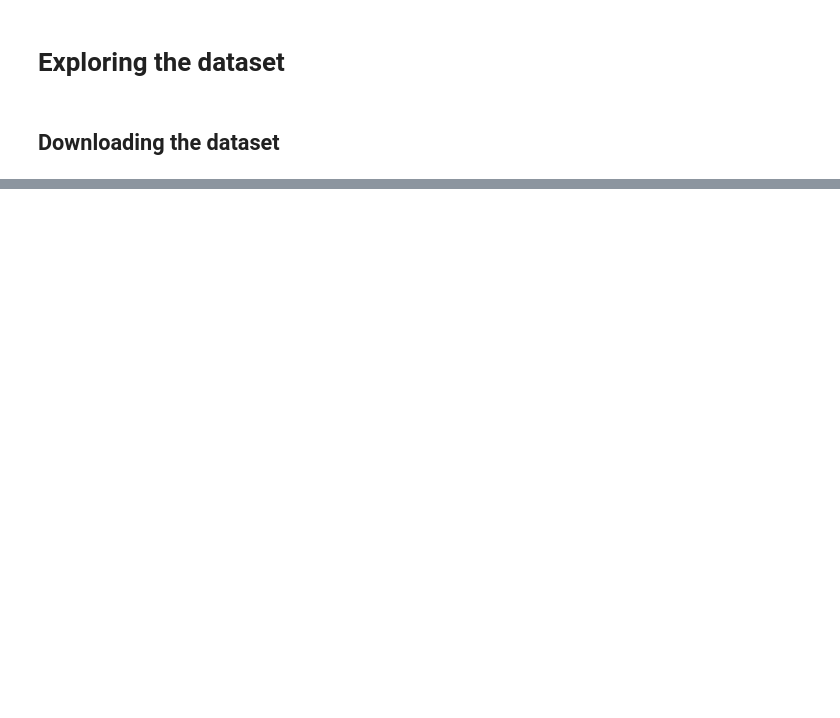
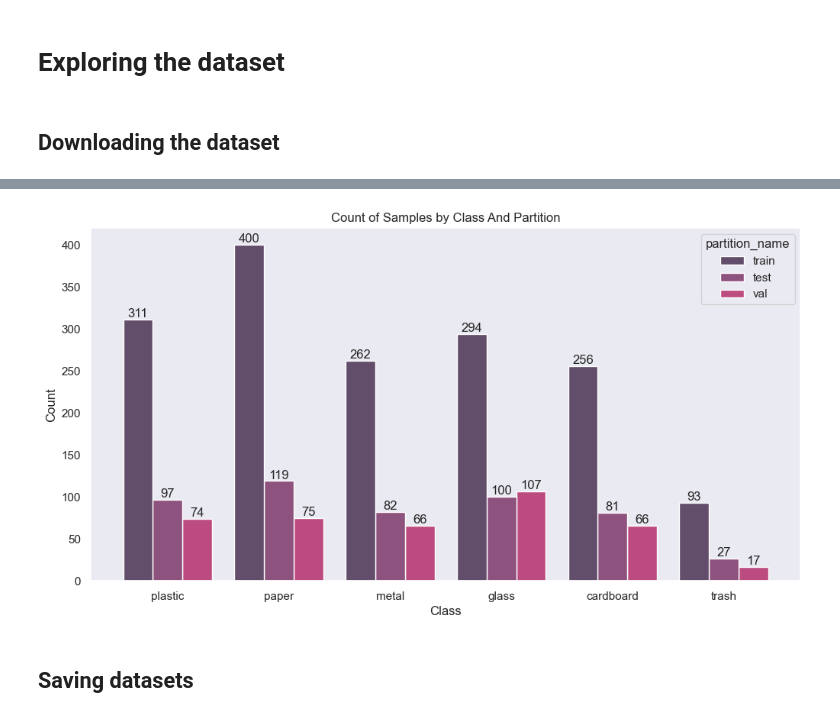
Before and after one commit to gabrielSantosLima/vlm_garbage_classification, a Jupyter notebook: 01_Exploring_Dataset.ipynb, the cells around one changed output, grey strips where cells are left out. Drawn from its saved outputs; the diff is of its cells as text; code cells hidden in the pictures; blank space fills up the shorter version.

```diff
--- a/01_Exploring_Dataset.ipynb
+++ b/01_Exploring_Dataset.ipynb
@@ -44,0 +85,15 @@ dataset.to_csv(DATASET_PATH, sep=";", decimal=',', index=False)
+# %%
+def format_count(count: int):
+    percent = round(100*(count/len(df)))
+    return f"{percent}%"
+
+df_train_val, df_test = train_test_split(df, train_size=.8, stratify=df["class_name"])
+df_train, df_val = train_test_split(df_train_val, train_size=.8)
+
+table = PrettyTable(["partition name", "count", "count (%)"])
+table.add_row(["train", len(df_train), format_count(len(df_train))])
+table.add_row(["validation", len(df_val), format_count(len(df_val))])
+table.add_row(["test", len(df_test), format_count(len(df_test))])
+table.add_divider()
+table.add_row(["total", len(df), "100%"])
+print(table)
@@ -44,0 +110,20 @@ dataset.to_csv(DATASET_PATH, sep=";", decimal=',', index=False)
+# %%
+df_test["partition_name"] = "test"
+df_val["partition_name"] = "val"
+df_train["partition_name"] = "train"
+
+df = pd.concat([df_train, df_test, df_val])
+# %%
+plt.figure(figsize=(12,6))
+plt.title("Count of Samples by Class And Partition")
+ax = sns.histplot(data=df, x="class_name", hue="partition_name", multiple="dodge", shrink=.8)
+ax.bar_label(ax.containers[0], fmt="%d")
+ax.bar_label(ax.containers[1], fmt="%d")
+ax.bar_label(ax.containers[2], fmt="%d")
+plt.xlabel("Class")
+plt.grid(False)
+plt.show()
+# %% [output]
+[figure, added]
+# %% [markdown]
+## Saving datasets
```
Also changed, not shown: parts of 11 cells of this notebook, 3 other files.
